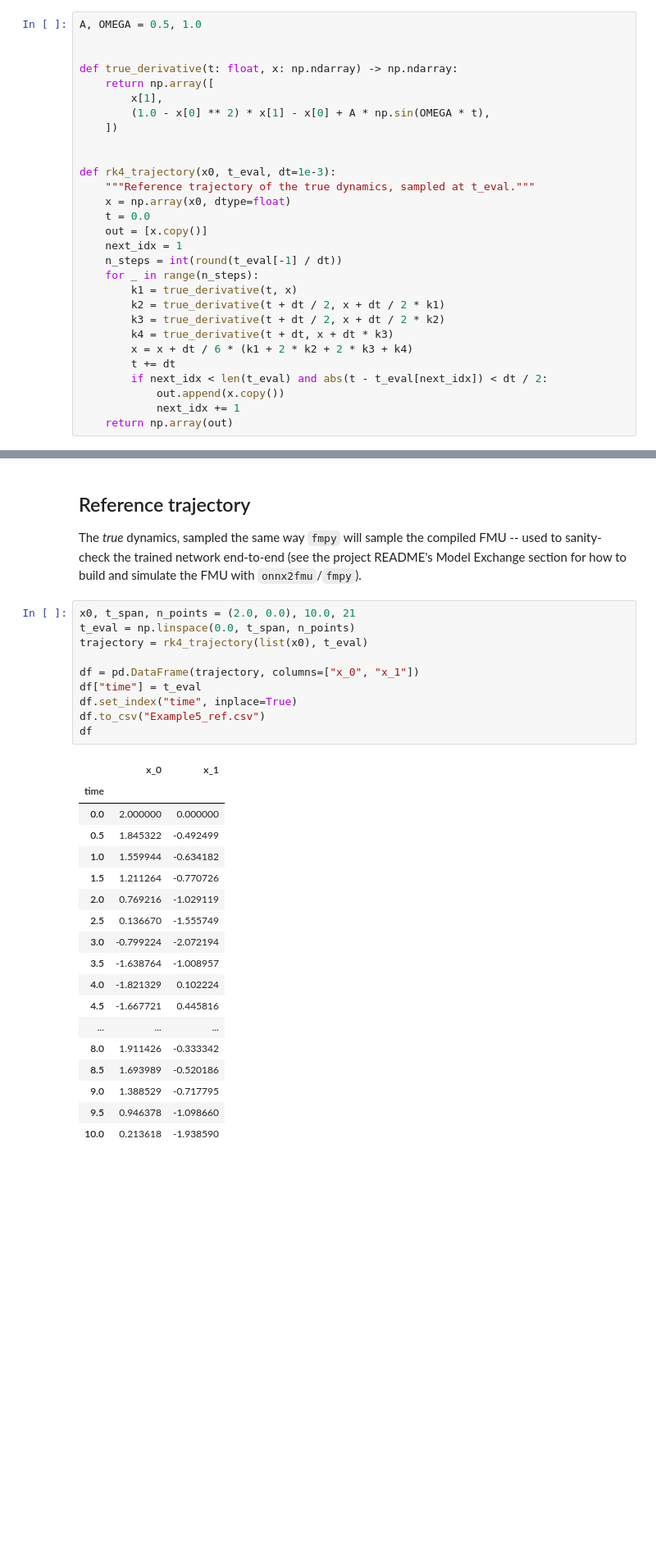
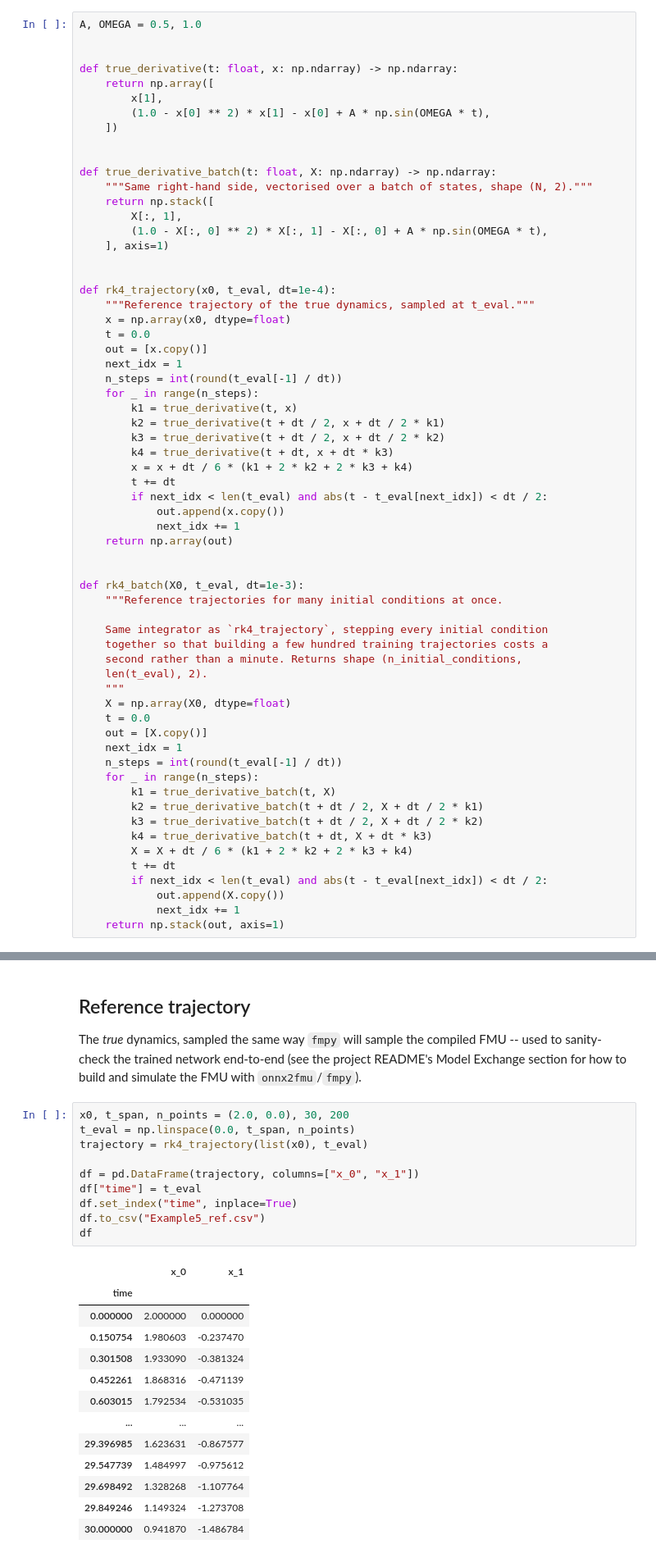
Before and after one commit to HyRES-FBK/onnx2fmu, a Jupyter notebook: examples/example5/generate-example-model.ipynb, the cells around one changed output, grey strips where cells are left out. Shown at 82% size. Drawn from its saved outputs; the diff is of its cells as text; blank space fills up the shorter version.

```diff
--- a/examples/example5/generate-example-model.ipynb
+++ b/examples/example5/generate-example-model.ipynb
@@ -48,7 +55,15 @@ def true_derivative(t: float, x: np.ndarray) -> np.ndarray:
     ])
 
 
-def rk4_trajectory(x0, t_eval, dt=1e-3):
+def true_derivative_batch(t: float, X: np.ndarray) -> np.ndarray:
+    """Same right-hand side, vectorised over a batch of states, shape (N, 2)."""
+    return np.stack([
+        X[:, 1],
+        (1.0 - X[:, 0] ** 2) * X[:, 1] - X[:, 0] + A * np.sin(OMEGA * t),
+    ], axis=1)
+
+
+def rk4_trajectory(x0, t_eval, dt=1e-4):
     """Reference trajectory of the true dynamics, sampled at t_eval."""
     x = np.array(x0, dtype=float)
     t = 0.0
@@ -66,3 +81,29 @@ def rk4_trajectory(x0, t_eval, dt=1e-3):
             out.append(x.copy())
             next_idx += 1
     return np.array(out)
+
+
+def rk4_batch(X0, t_eval, dt=1e-3):
+    """Reference trajectories for many initial conditions at once.
+
+    Same integrator as `rk4_trajectory`, stepping every initial condition
+    together so that building a few hundred training trajectories costs a
+    second rather than a minute. Returns shape (n_initial_conditions,
+    len(t_eval), 2).
+    """
+    X = np.array(X0, dtype=float)
+    t = 0.0
+    out = [X.copy()]
+    next_idx = 1
+    n_steps = int(round(t_eval[-1] / dt))
+    for _ in range(n_steps):
+        k1 = true_derivative_batch(t, X)
+        k2 = true_derivative_batch(t + dt / 2, X + dt / 2 * k1)
+        k3 = true_derivative_batch(t + dt / 2, X + dt / 2 * k2)
+        k4 = true_derivative_batch(t + dt, X + dt * k3)
+        X = X + dt / 6 * (k1 + 2 * k2 + 2 * k3 + k4)
+        t += dt
+        if next_idx < len(t_eval) and abs(t - t_eval[next_idx]) < dt / 2:
+            out.append(X.copy())
+            next_idx += 1
+    return np.stack(out, axis=1)
@@ -251,31 +469,26 @@ with open("example5Description.json", "w", encoding="utf-8") as f:
 
 The *true* dynamics, sampled the same way `fmpy` will sample the compiled FMU -- used to sanity-check the trained network end-to-end (see the project README's Model Exchange section for how to build and simulate the FMU with `onnx2fmu`/`fmpy`).
 # %%
-x0, t_span, n_points = (2.0, 0.0), 10.0, 21
+x0, t_span, n_points = (2.0, 0.0), 30, 200
 t_eval = np.linspace(0.0, t_span, n_points)
 trajectory = rk4_trajectory(list(x0), t_eval)
 
 df = pd.DataFrame(trajectory, columns=["x_0", "x_1"])
 df["time"] = t_eval
 df.set_index("time", inplace=True)
 df.to_csv("Example5_ref.csv")
 df
 # %% [output]
 |  | x_0 | x_1 |
 | time |  |  |
-| 0.0 | 2.000000 | 0.000000 |
-| 0.5 | 1.845322 | -0.492499 |
-| 1.0 | 1.559944 | -0.634182 |
-| 1.5 | 1.211264 | -0.770726 |
-| 2.0 | 0.769216 | -1.029119 |
-| 2.5 | 0.136670 | -1.555749 |
-| 3.0 | -0.799224 | -2.072194 |
-| 3.5 | -1.638764 | -1.008957 |
-| 4.0 | -1.821329 | 0.102224 |
-| 4.5 | -1.667721 | 0.445816 |
+| 0.000000 | 2.000000 | 0.000000 |
+| 0.150754 | 1.980603 | -0.237470 |
+| 0.301508 | 1.933090 | -0.381324 |
+| 0.452261 | 1.868316 | -0.471139 |
+| 0.603015 | 1.792534 | -0.531035 |
 | ... | ... | ... |
-| 8.0 | 1.911426 | -0.333342 |
-| 8.5 | 1.693989 | -0.520186 |
-| 9.0 | 1.388529 | -0.717795 |
-| 9.5 | 0.946378 | -1.098660 |
-| 10.0 | 0.213618 | -1.938590 |
+| 29.396985 | 1.623631 | -0.867577 |
+| 29.547739 | 1.484997 | -0.975612 |
+| 29.698492 | 1.328268 | -1.107764 |
+| 29.849246 | 1.149324 | -1.273708 |
+| 30.000000 | 0.941870 | -1.486784 |
```
Also changed, not shown: parts of 23 cells of this notebook, 6 other files.
